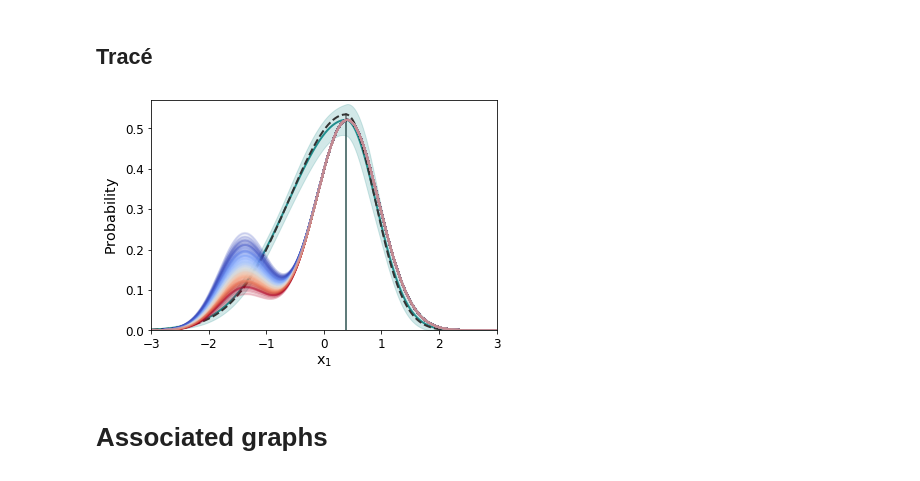
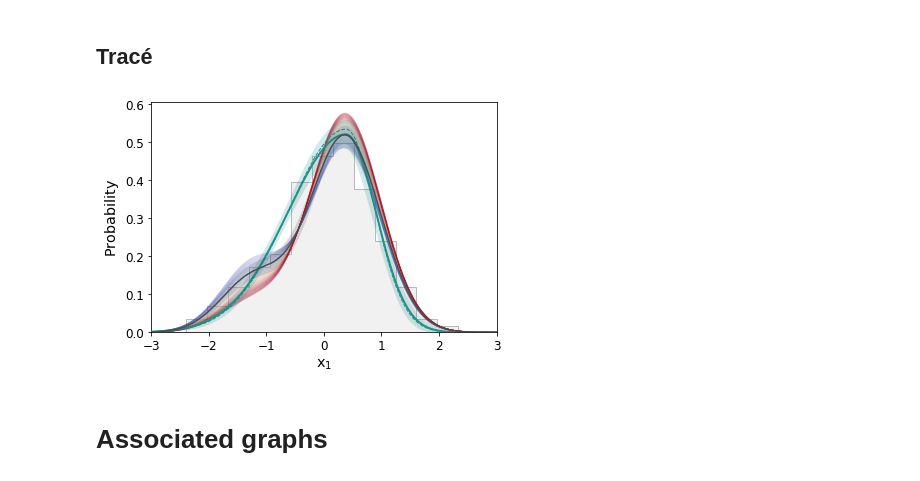
Before and after one commit to Nora-n/variaIa, a Jupyter notebook: notebooks/Plots/plots_comparaison_bbc.ipynb, the cells around one changed output. Saved outputs shown, nothing was run; the diff lists cells and outputs as text; code cells hidden in the pictures.

Commit message:
New comp: zonly. New cmaps. Maglim+. Slvd pdf!=hist. Slvd PS1 hist. Cosm

```diff
--- a/notebooks/Plots/plots_comparaison_bbc.ipynb
+++ b/notebooks/Plots/plots_comparaison_bbc.ipynb
@@ -185,7 +196,7 @@ p_sco = {'SDSS': [1.142, 1.652, 0.104],
          'PS1': [0.384, 0.987, 0.505],
          'SNLS': [0.974, 1.236, 0.283]}
 
-xlin = np.linspace(-3, 3, 3000)
+xlin = np.linspace(-5, 5, 3000)
 
 for survey in surveys[1:-1]:
     cov[survey] = im.Minuit.matrix(assym[survey].m_tot)
@@ -197,3 +210,25 @@ for survey in surveys[1:-1]:
+# %%
+cov_base = dict()
+mean_base = dict()
+param_hesse_mat_base = dict()
+models_hesse_base = dict()
+models_std_base = dict()
+
+xx1 = np.linspace(-5, 5, 3000)
+
+deltaz = {'SDSS': stretchevol.MockEvol().delta(df[df['survey'] == 'SDSS'].redshifts.values),
+          'PS1': stretchevol.MockEvol().delta(df[df['survey'] == 'PS1'].redshifts.values),
+          'SNLS': stretchevol.MockEvol().delta(df[df['survey'] == 'SNLS'].redshifts.values)}
+
+for survey in surveys[1:-1]:
+    cov_base[survey] = im.Minuit.matrix(baseTOT.m_tot)
+    mean_base[survey] = [baseTOT.m_tot.values[i] for i in range(5)]
+    param_hesse_mat_base[survey] = scipy.stats.multivariate_normal.rvs(mean=mean_base[survey], cov=cov_base[survey], size=500)
+
+    models_hesse_base[survey] = [model_law_gen(deltaz[survey], xx1[:,None], param_hesse)
+                                 for param_hesse in param_hesse_mat_base[survey]]
+    models_hesse_base[survey] = np.asarray(models_hesse_base[survey])
+    models_std_base[survey] = np.std(models_hesse_base[survey], axis=0)
 # %% [markdown]
 ## PDF dict
 # %%
@@ -326,18 +403,20 @@ def plot_pdfs(surveyname, color_p="C2", color_s="0.2", perc_zmin=5, perc_zmax=95
     return(fig, ax)
 # %%
 surveyname = 'PS1'
-fig, ax = plot_pdfs(surveyname, color_p=colors[surveyname],
-                    ticks_size=12)#, show_base=False, show_legend=True)
+fig, ax = plot_pdfs(surveyname,
+                    color_p=plt.cm.viridis(0.5), color_s=plt.cm.viridis(0.5), lw_sco=1,
+                    #color_p=colors[surveyname], color_s=colors[surveyname],
+                    show_legend=False, ticks_size=12,
+                    show_base=True, norm_max=False, alpha_base=0.05, lw_col=1,
+                    show_mean_base_std=True, alpha_mb_std=0.20, color_mb="0.3",
+                    use_continuous_redshift=True, n_continuous=200)
 
-#ax.hist(df[df['survey'] == surveyname].stretchs, bins=13,
-#        density=True, histtype='step')
-
-path = '../../Images/bbc_comp_' + surveyname + '.pdf'
+path = '../../Images/bbc_comp_' + surveyname + '_hist-nr.pdf'
 fig.savefig(path, bbox_inches='tight')
-path = '../../Images/png/bbc_comp_' + surveyname + '.png'
+path = '../../Images/png/bbc_comp_' + surveyname + '_hist-nr.png'
 fig.savefig(path, bbox_inches='tight', dpi=600)
 # %% [output]
-[figure, old version]
+[figure, new version]
 # %% [markdown]
 # Associated graphs
 # %% [markdown]
```
Also changed, not shown: parts of 10 cells of this notebook, 33 other files.
